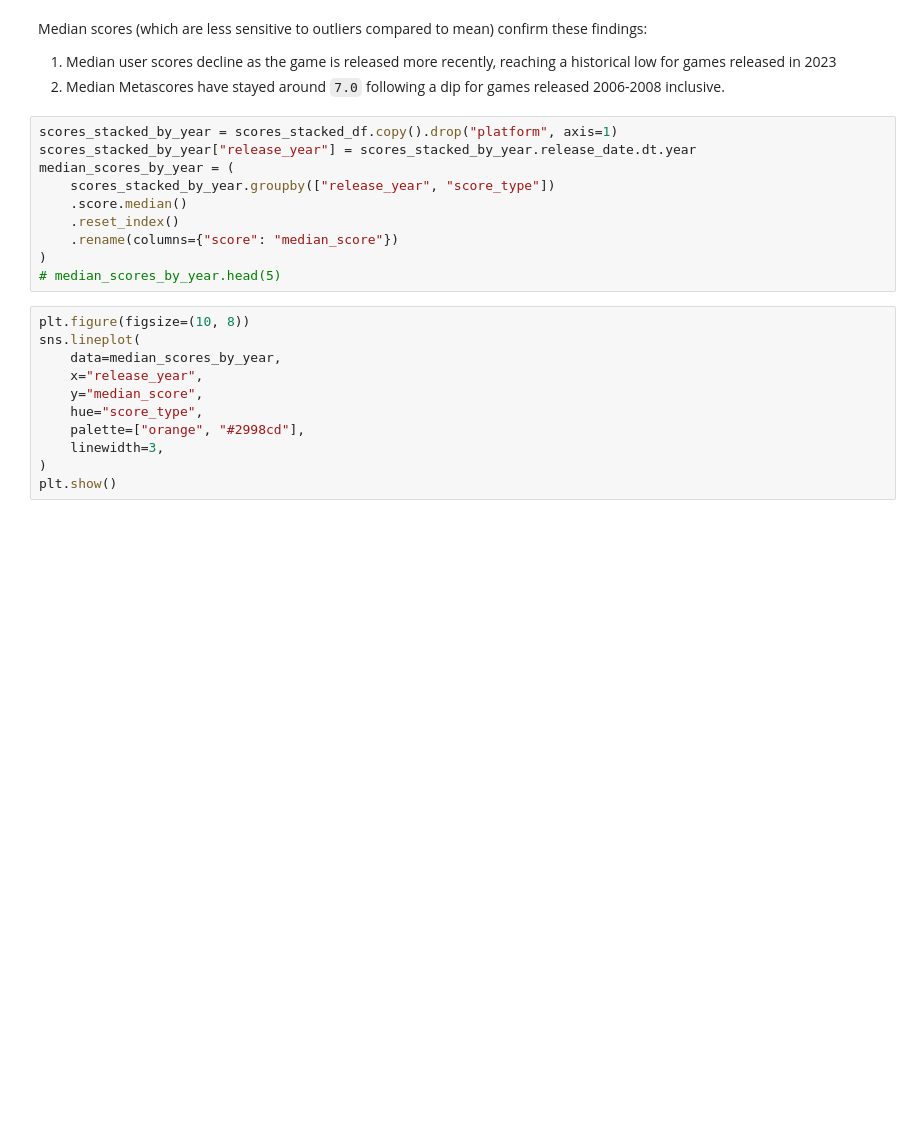
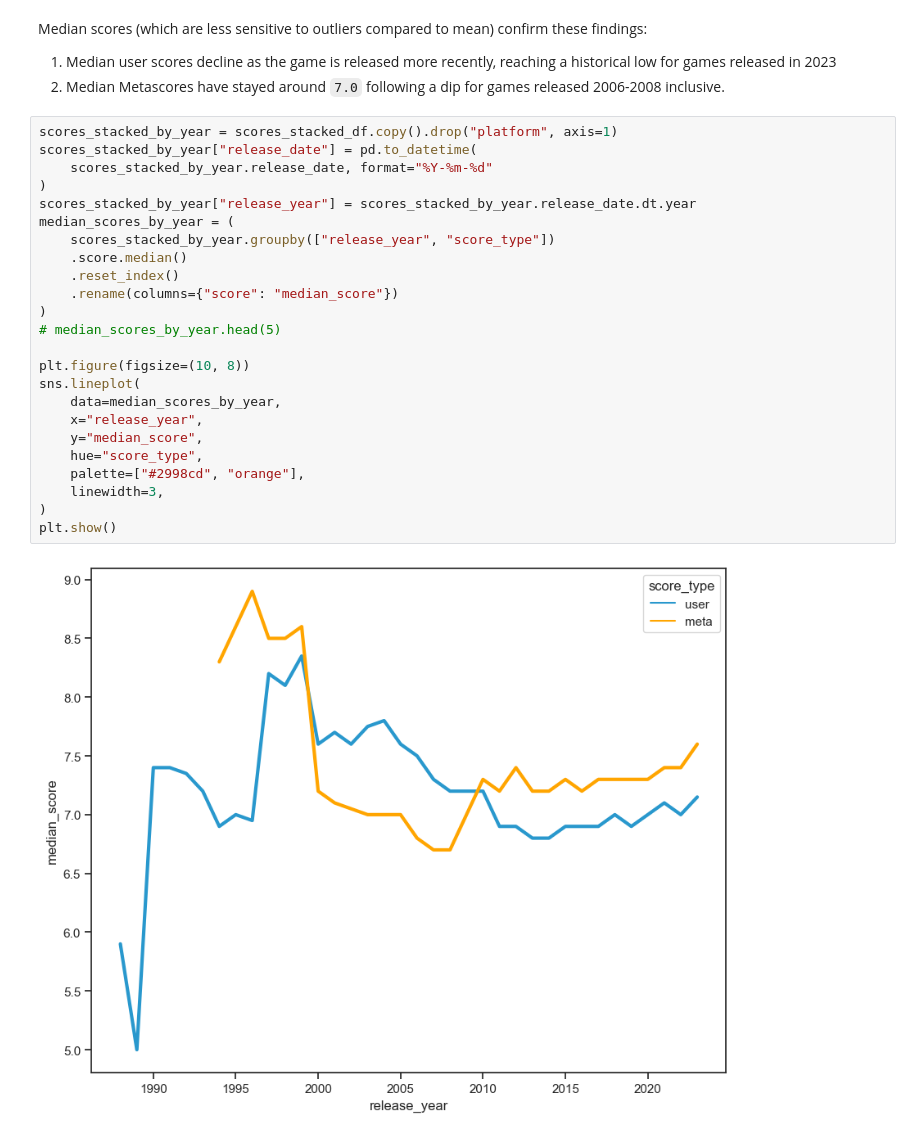
Before and after one commit to henrylin03/video-games, a Jupyter notebook: analysis.ipynb, the cells around one changed output. Drawn from its saved outputs; the diff is of its cells as text; blank space fills up the shorter version.

```diff
--- a/analysis.ipynb
+++ b/analysis.ipynb
@@ -444,22 +375,27 @@ Median scores (which are less sensitive to outliers compared to mean) confirm th
 2. Median Metascores have stayed around `7.0` following a dip for games released 2006-2008 inclusive.
 # %%
 scores_stacked_by_year = scores_stacked_df.copy().drop("platform", axis=1)
+scores_stacked_by_year["release_date"] = pd.to_datetime(
+    scores_stacked_by_year.release_date, format="%Y-%m-%d"
+)
 scores_stacked_by_year["release_year"] = scores_stacked_by_year.release_date.dt.year
 median_scores_by_year = (
     scores_stacked_by_year.groupby(["release_year", "score_type"])
     .score.median()
     .reset_index()
     .rename(columns={"score": "median_score"})
 )
 # median_scores_by_year.head(5)
+
+plt.figure(figsize=(10, 8))
+sns.lineplot(
+    data=median_scores_by_year,
+    x="release_year",
+    y="median_score",
+    hue="score_type",
+    palette=["#2998cd", "orange"],
+    linewidth=3,
+)
+plt.show()
+# %% [output]
+[figure, added]
-# %%
-plt.figure(figsize=(10, 8))
-sns.lineplot(
-    data=median_scores_by_year,
-    x="release_year",
-    y="median_score",
-    hue="score_type",
-    palette=["orange", "#2998cd"],
-    linewidth=3,
-)
-plt.show()
```
Also changed, not shown: parts of 29 cells of this notebook.
